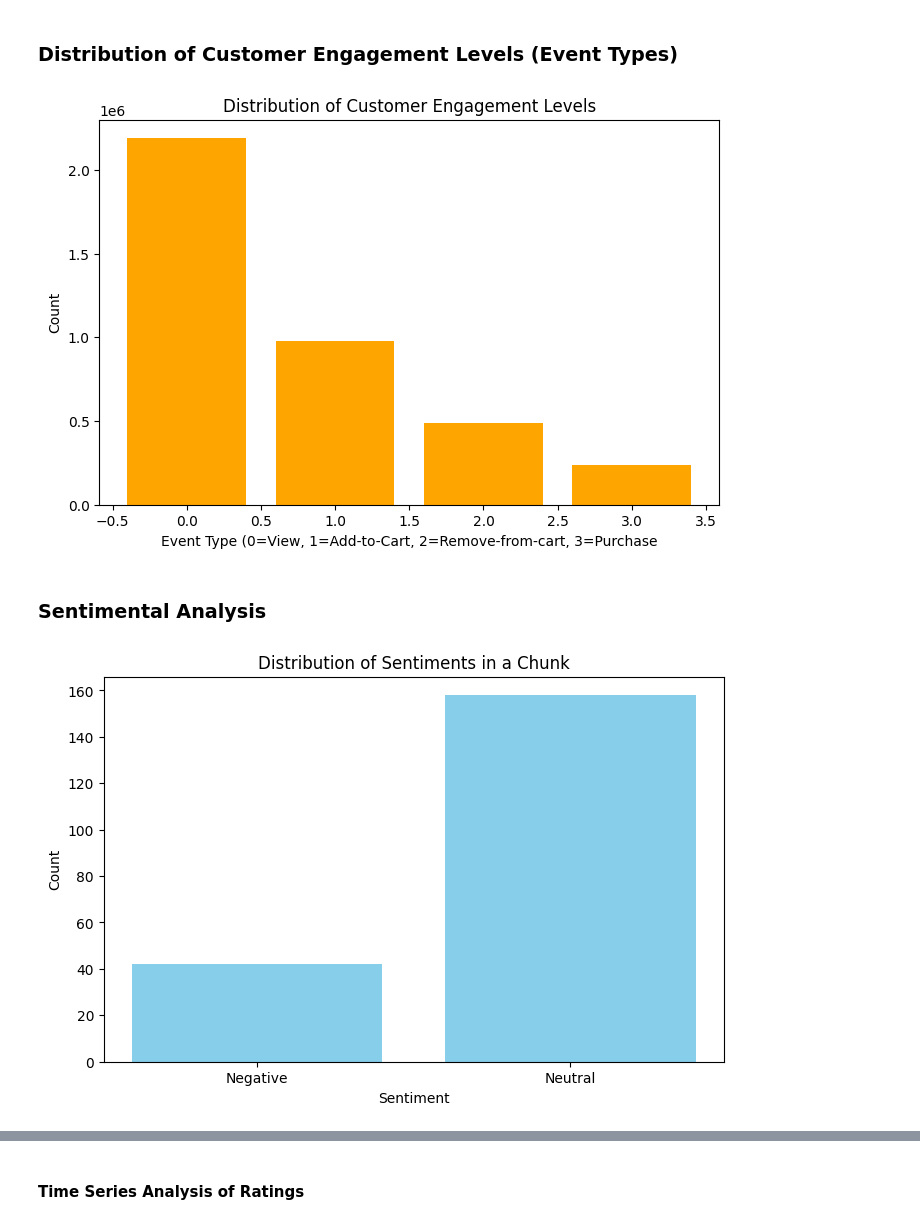
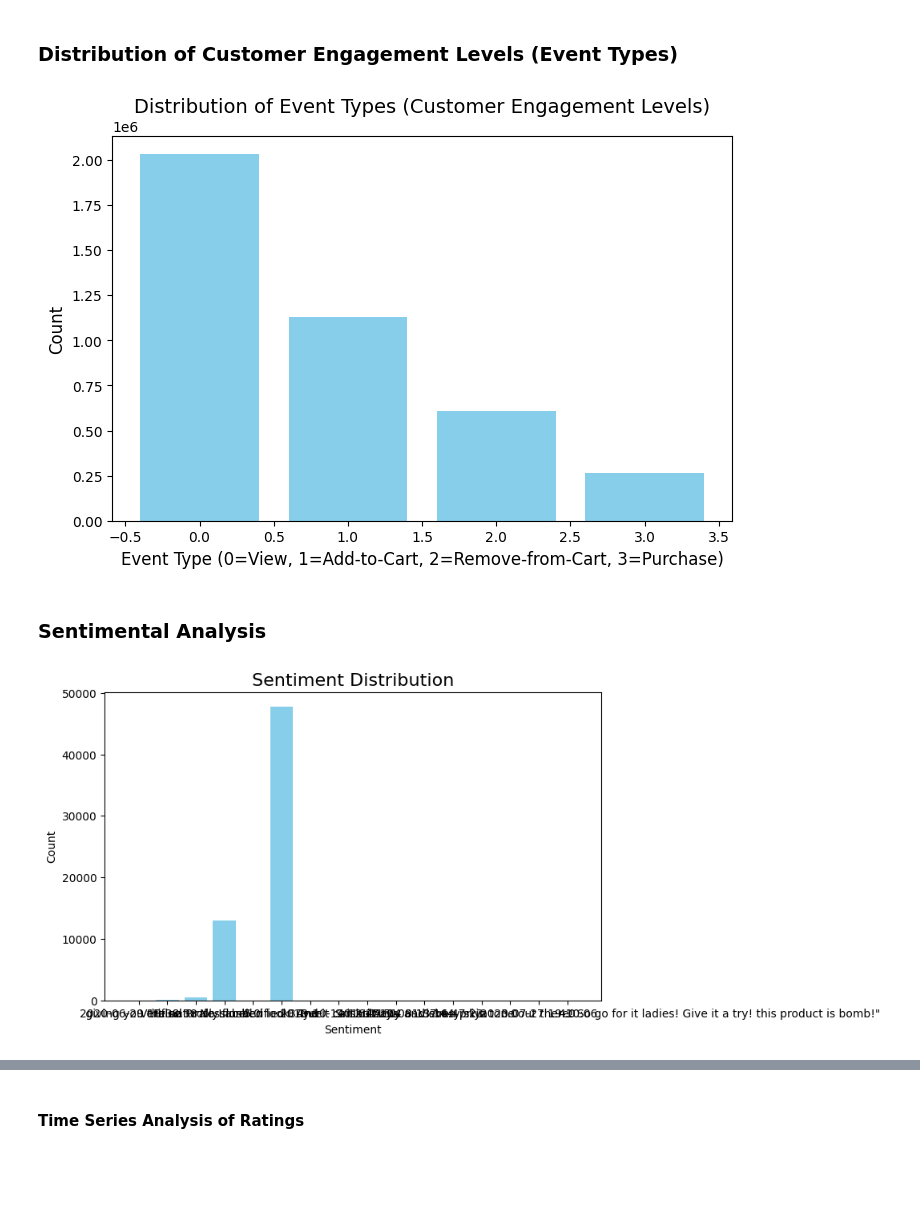
Before and after one commit to zainabsunny/End-to-End-Machine-Learning-Pipeline-for-Personalized-recommendations-in-Databricks, a Jupyter notebook: E-Commerce for Personalized recommendations.ipynb, the cells around one changed output, grey strips where cells are left out. Drawn from its saved outputs; the diff is of its cells as text; code cells hidden in the pictures; blank space fills up the shorter version.

```diff
--- a/E-Commerce for Personalized recommendations.ipynb
+++ b/E-Commerce for Personalized recommendations.ipynb
@@ -214,34 +388,0 @@ tokenizer = BertTokenizer.from_pretrained('bert-base-uncased')
-# %%
-from pyspark.sql.functions import udf
-from pyspark.sql.types import StringType
-from transformers import AutoTokenizer, AutoModelForSequenceClassification
-import torch
-
-# Load tokenizer and model for sentiment analysis
-tokenizer = AutoTokenizer.from_pretrained("dipawidia/xlnet-base-cased-product-review-sentiment-analysis")
-model = AutoModelForSequenceClassification.from_pretrained("dipawidia/xlnet-base-cased-product-review-sentiment-analysis")
-
-# Define a function for sentiment prediction
-def get_sentiment(review):
-    if not review:
-        return "Neutral"  # Default sentiment for empty reviews
-    # Tokenize the input text
-    inputs = tokenizer(review, return_tensors="pt", truncation=True, padding=True, max_length=128)
-    # Get model outputs
-    outputs = model(**inputs)
-    logits = outputs.logits
-    # Convert logits to probabilities
-    probabilities = torch.nn.functional.softmax(logits, dim=1)
-    # Get the predicted label
-    predicted_class = torch.argmax(probabilities, dim=1).item()
-    sentiment_map = {0: "Negative", 1: "Neutral", 2: "Positive"}
-    return sentiment_map[predicted_class]
-
-# Register the function as a UDF
-get_sentiment_udf = udf(get_sentiment, StringType())
-
-# Apply the UDF to the DataFrame
-reviews_df = reviews_df.withColumn("sentiment", get_sentiment_udf(reviews_df["review_text_clean"]))
-
-# Display results
-reviews_df.select("review_text_clean", "sentiment").show(5)
@@ -484,31 +640,29 @@ only showing top 20 rows
 # %% [markdown]
 ### Distribution of Customer Engagement Levels (Event Types)
 # %%
-event_data = combined_df.groupBy("event_type_index").count().collect()
-event_labels = [row["event_type_index"] for row in event_data]
-event_counts = [row["count"] for row in event_data]
+# Count occurrences of each class
+event_counts = cosmetic_df.groupBy("event_type_index").count().toPandas()
 
+# Plot
 plt.figure(figsize=(8, 5))
-plt.bar(event_labels, event_counts, color="orange")
-plt.title("Distribution of Customer Engagement Levels")
-plt.xlabel("Event Type (0=View, 1=Add-to-Cart, 2=Remove-from-cart, 3=Purchase")
-plt.ylabel("Count")
+plt.bar(event_counts["event_type_index"], event_counts["count"], color="skyblue")
+plt.title("Distribution of Event Types (Customer Engagement Levels)", fontsize=14)
+plt.xlabel("Event Type (0=View, 1=Add-to-Cart, 2=Remove-from-Cart, 3=Purchase)", fontsize=12)
+plt.ylabel("Count", fontsize=12)
 plt.show()
 # %% [output]
-[figure, old version]
+[figure, new version]
 # %% [markdown]
 ### Sentimental Analysis
 # %%
-chunk = reviews_df.limit(200)
-
-chunk_counts = chunk.groupBy("sentiment").count().toPandas()
+sentiment_counts = reviews_df.groupBy("review_label").count().toPandas()
 
 plt.figure(figsize=(8, 5))
-plt.bar(chunk_counts["sentiment"], chunk_counts["count"], color="skyblue")
-plt.title("Distribution of Sentiments in a Chunk")
+plt.bar(sentiment_counts["review_label"], sentiment_counts["count"], color="skyblue")
+plt.title("Sentiment Distribution", fontsize=16)
 plt.xlabel("Sentiment")
 plt.ylabel("Count")
 plt.show()
 # %% [output]
-[figure, old version]
+[figure, new version]
 # %%
```
Also changed, not shown: parts of 34 cells of this notebook.
